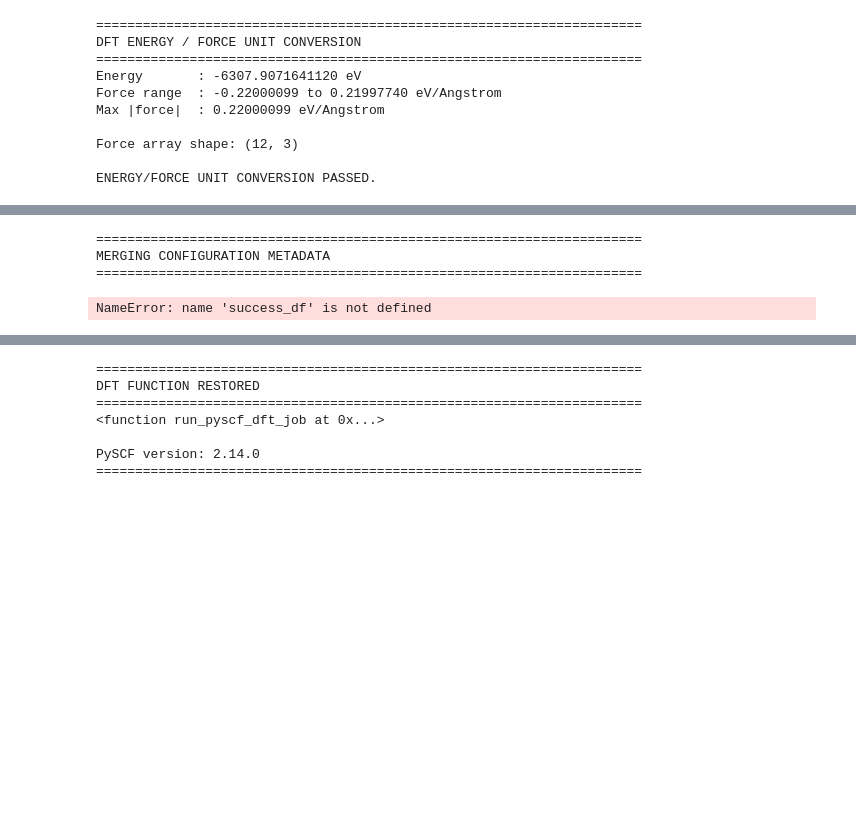
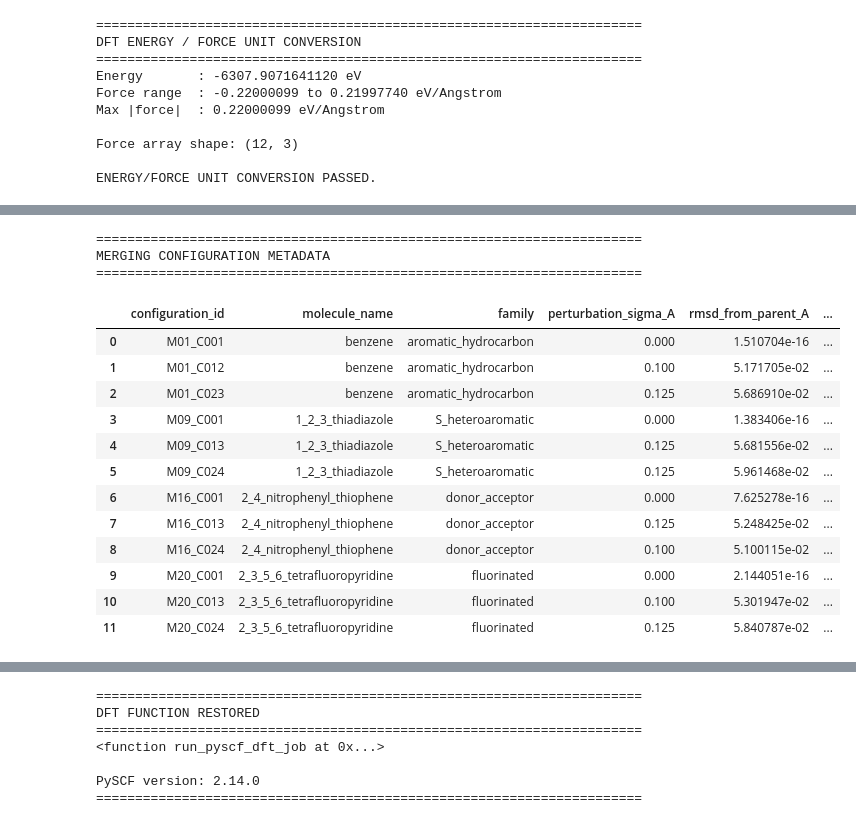
Before and after one commit to sania934/EnergyMol-MLIP, a Jupyter notebook: 04_DFT_Dataset_Generation_with_PySCF.ipynb, the cells around one changed output, grey strips where cells are left out. Drawn from its saved outputs; the diff is of its cells as text; code cells hidden in the pictures; blank space fills up the shorter version.

```diff
--- a/04_DFT_Dataset_Generation_with_PySCF.ipynb
+++ b/04_DFT_Dataset_Generation_with_PySCF.ipynb
@@ -2411,7 +2513,17 @@ configuration_columns = [
     "n_heavy_atoms"
 ]
 
-pilot_analysis_df = success_df.merge(
+# Drop any of these metadata columns that already exist in success_df
+# (avoids pandas silently suffixing to _x/_y on merge, which would
+# otherwise make the plain column names disappear).
+overlap_cols = [
+    c for c in configuration_columns
+    if c != "configuration_id" and c in success_df.columns
+]
+
+success_df_clean = success_df.drop(columns=overlap_cols)
+
+pilot_analysis_df = success_df_clean.merge(
     pilot_manifest[configuration_columns],
     on="configuration_id",
     how="left"
@@ -2425,34 +2537,46 @@ metadata_columns = [
     "max_atom_displacement_A",
     "mean_atom_displacement_A",
     "minimum_distance_A"
 ]
 
 for column in metadata_columns:
     assert pilot_analysis_df[column].notna().all(), (
         f"Missing configuration metadata: {column}"
     )
 
 display(
     pilot_analysis_df[
         [
             "configuration_id",
             "molecule_name",
             "family",
             "perturbation_sigma_A",
             "rmsd_from_parent_A",
             "max_atom_displacement_A",
             "energy_eV",
             "max_force_eV_A"
         ]
     ].sort_values(
         "configuration_id"
     )
 )
 # %% [output]
 ======================================================================
 MERGING CONFIGURATION METADATA
 ======================================================================
-NameError: name 'success_df' is not defined
+|  | configuration_id | molecule_name | family | perturbation_sigma_A | rmsd_from_parent_A | ... |
+| 0 | M01_C001 | benzene | aromatic_hydrocarbon | 0.000 | 1.510704e-16 | ... |
+| 1 | M01_C012 | benzene | aromatic_hydrocarbon | 0.100 | 5.171705e-02 | ... |
+| 2 | M01_C023 | benzene | aromatic_hydrocarbon | 0.125 | 5.686910e-02 | ... |
+| 3 | M09_C001 | 1_2_3_thiadiazole | S_heteroaromatic | 0.000 | 1.383406e-16 | ... |
+| 4 | M09_C013 | 1_2_3_thiadiazole | S_heteroaromatic | 0.125 | 5.681556e-02 | ... |
+| 5 | M09_C024 | 1_2_3_thiadiazole | S_heteroaromatic | 0.125 | 5.961468e-02 | ... |
+| 6 | M16_C001 | 2_4_nitrophenyl_thiophene | donor_acceptor | 0.000 | 7.625278e-16 | ... |
+| 7 | M16_C013 | 2_4_nitrophenyl_thiophene | donor_acceptor | 0.125 | 5.248425e-02 | ... |
+| 8 | M16_C024 | 2_4_nitrophenyl_thiophene | donor_acceptor | 0.100 | 5.100115e-02 | ... |
+| 9 | M20_C001 | 2_3_5_6_tetrafluoropyridine | fluorinated | 0.000 | 2.144051e-16 | ... |
+| 10 | M20_C013 | 2_3_5_6_tetrafluoropyridine | fluorinated | 0.100 | 5.301947e-02 | ... |
+| 11 | M20_C024 | 2_3_5_6_tetrafluoropyridine | fluorinated | 0.125 | 5.840787e-02 | ... |
 # %%
 # ============================================================
 # CELL 25 — CALCULATE RELATIVE ENERGIES
```
Also changed, not shown: parts of 36 cells of this notebook.
